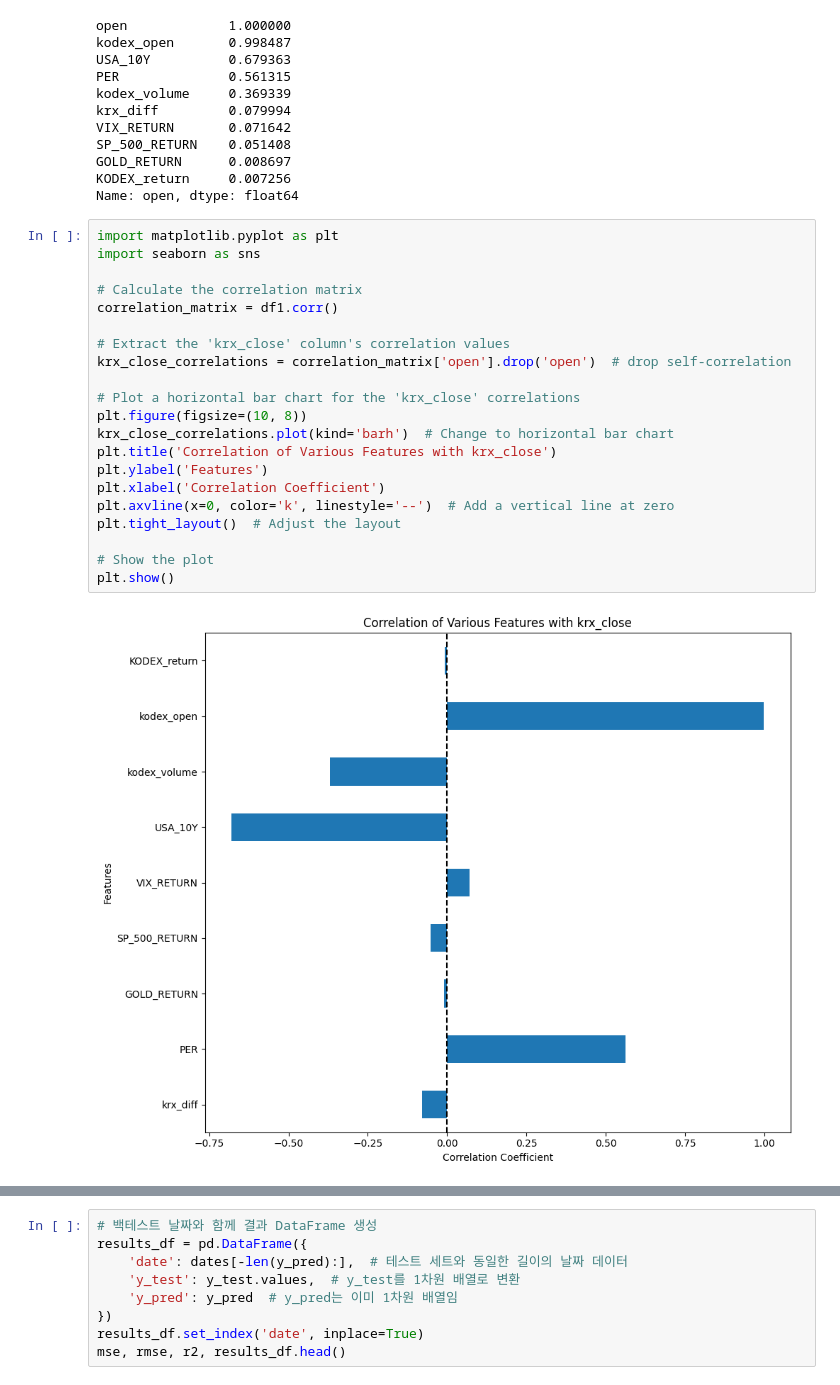
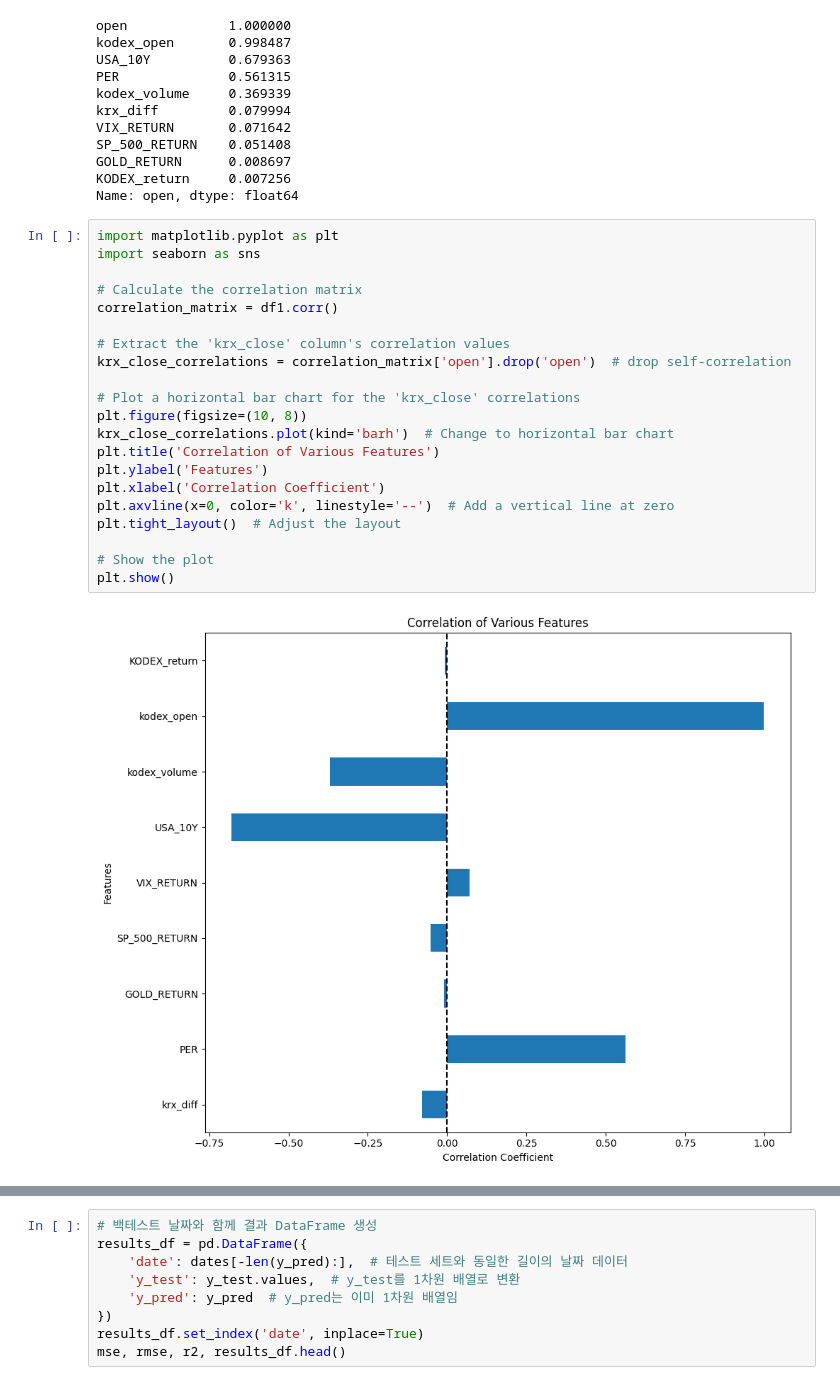
Before and after one commit to gogiri/Viking_Project, a Jupyter notebook: 프로젝트1/model/model_final.ipynb, the cells around one changed output, grey strips where cells are left out. Saved outputs shown, nothing was run; the diff lists cells and outputs as text.

```diff
--- a/프로젝트1/model/model_final.ipynb
+++ b/프로젝트1/model/model_final.ipynb
@@ -90,26 +90,26 @@ Name: open, dtype: float64
 # %%
 import matplotlib.pyplot as plt
 import seaborn as sns
 
 # Calculate the correlation matrix
 correlation_matrix = df1.corr()
 
 # Extract the 'krx_close' column's correlation values
 krx_close_correlations = correlation_matrix['open'].drop('open')  # drop self-correlation
 
 # Plot a horizontal bar chart for the 'krx_close' correlations
 plt.figure(figsize=(10, 8))
 krx_close_correlations.plot(kind='barh')  # Change to horizontal bar chart
-plt.title('Correlation of Various Features with krx_close')
+plt.title('Correlation of Various Features')
 plt.ylabel('Features')
 plt.xlabel('Correlation Coefficient')
 plt.axvline(x=0, color='k', linestyle='--')  # Add a vertical line at zero
 plt.tight_layout()  # Adjust the layout
 
 # Show the plot
 plt.show()
 # %% [output]
-[figure, old version]
+[figure, new version]
 # %%
 from sklearn.model_selection import train_test_split
 from sklearn.linear_model import LinearRegression
```
Also changed, not shown: parts of 3 cells of this notebook, 17 other files.
